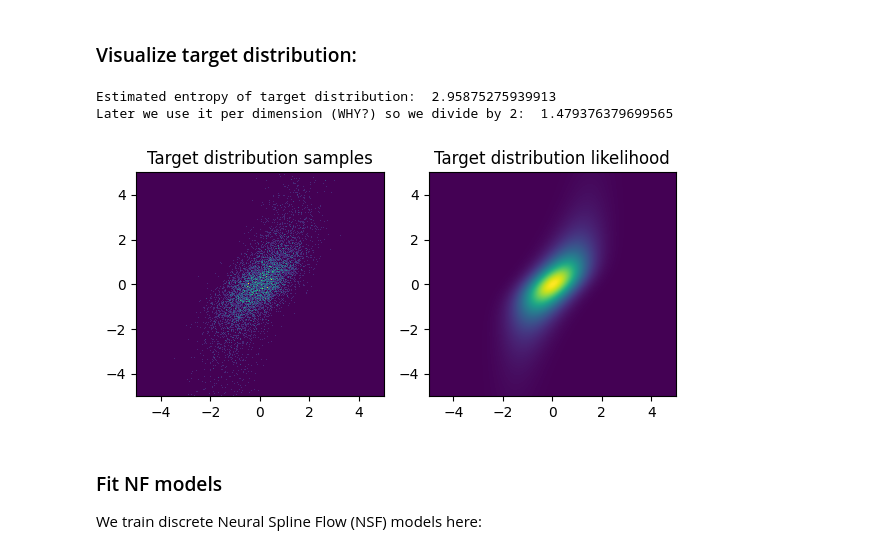
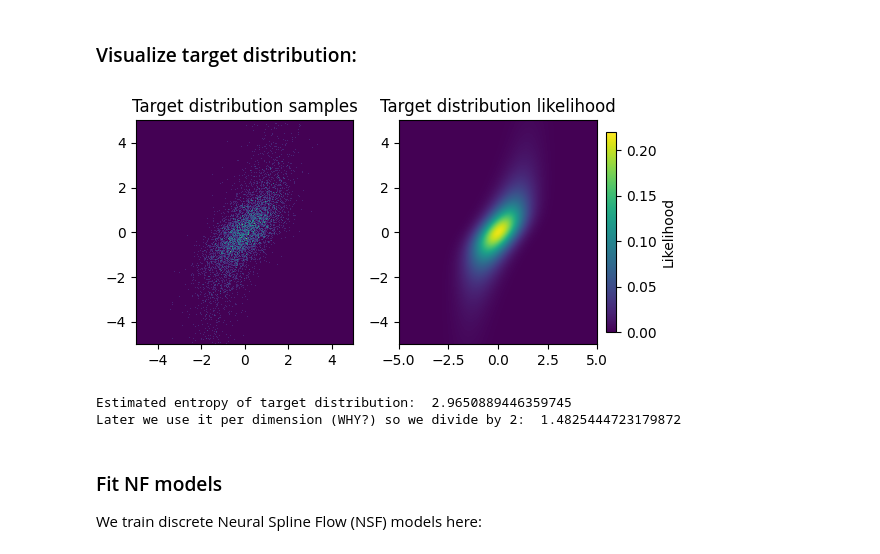
Before and after one commit to Lukas2412/tailnflows, a Jupyter notebook: experiments/density_estimation_synthetic/ttf_artifacts_and_modifications_exploration.ipynb, the cells around one changed output. Saved outputs shown, nothing was run; the diff lists cells and outputs as text; code cells hidden in the pictures.

Commit message:
fixed ll plotting, added softlog and arcsinh transforms

```diff
--- a/experiments/density_estimation_synthetic/ttf_artifacts_and_modifications_exploration.ipynb
+++ b/experiments/density_estimation_synthetic/ttf_artifacts_and_modifications_exploration.ipynb
@@ -73,30 +73,33 @@ WRN - As nu <= 2, the covariance of the distribution will not be defined
 # %%
 # Sample from target
 x_np = target.sample(32000).detach().cpu().numpy()
 
 # Compute likelihood on grid
 target_log_p = target.log_prob(grid)
 target_likelihood = torch.exp(target_log_p).reshape(grid_size, grid_size)
 target_likelihood = target_likelihood.detach().cpu().numpy()
 
 # Create plots
 fig, axs = plt.subplots(1, 2, figsize=(6, 3))
 axs[0].hist2d(x_np[:, 0], x_np[:, 1], bins=bins, range=range_hist2d, density=True)
 axs[0].set_title('Target distribution samples')
-axs[1].imshow(target_likelihood, extent=extent_imshow, aspect='auto', origin='lower', cmap='viridis')
+axs[1].imshow(target_likelihood, extent=extent_imshow, aspect='auto', origin='lower', cmap='viridis', vmin=0,vmax=0.22)
+# add colorbar to right of axs[1]
+cbar = fig.colorbar(axs[1].images[0], ax=axs[1], orientation='vertical', fraction=0.046, pad=0.04)
+cbar.set_label('Likelihood')
 axs[1].set_title('Target distribution likelihood')
-
 fig.tight_layout()
 fig.show()
-
-# quick estimate of entropy of target distribution, for lower bound on loss
-entropy_estimate = -target.log_prob(target.sample(100000)).mean().detach().cpu().numpy()
-print("Estimated entropy of target distribution: ", entropy_estimate)
-print("Later we use it per dimension (WHY?) so we divide by 2: ", entropy_estimate/2.0)
 # %% [output]
-Estimated entropy of target distribution:  2.95875275939913
-Later we use it per dimension (WHY?) so we divide by 2:  1.479376379699565
-[figure, old version]
+[figure, new version]
+# %%
+# quick estimate of entropy of target distribution, for lower bound on loss
+entropy_estimate = -target.log_prob(target.sample(500000)).mean().detach().cpu().numpy()
+print("Estimated entropy of target distribution: ", entropy_estimate)
+print("Later we use it per dimension (WHY?) so we divide by 2: ", entropy_estimate/2.0)
+# %% [output]
+Estimated entropy of target distribution:  2.9650889446359745
+Later we use it per dimension (WHY?) so we divide by 2:  1.4825444723179872
 # %% [markdown]
 ### Fit NF models
 We train discrete Neural Spline Flow (NSF) models here:
```
Also changed, not shown: parts of 24 cells of this notebook.
